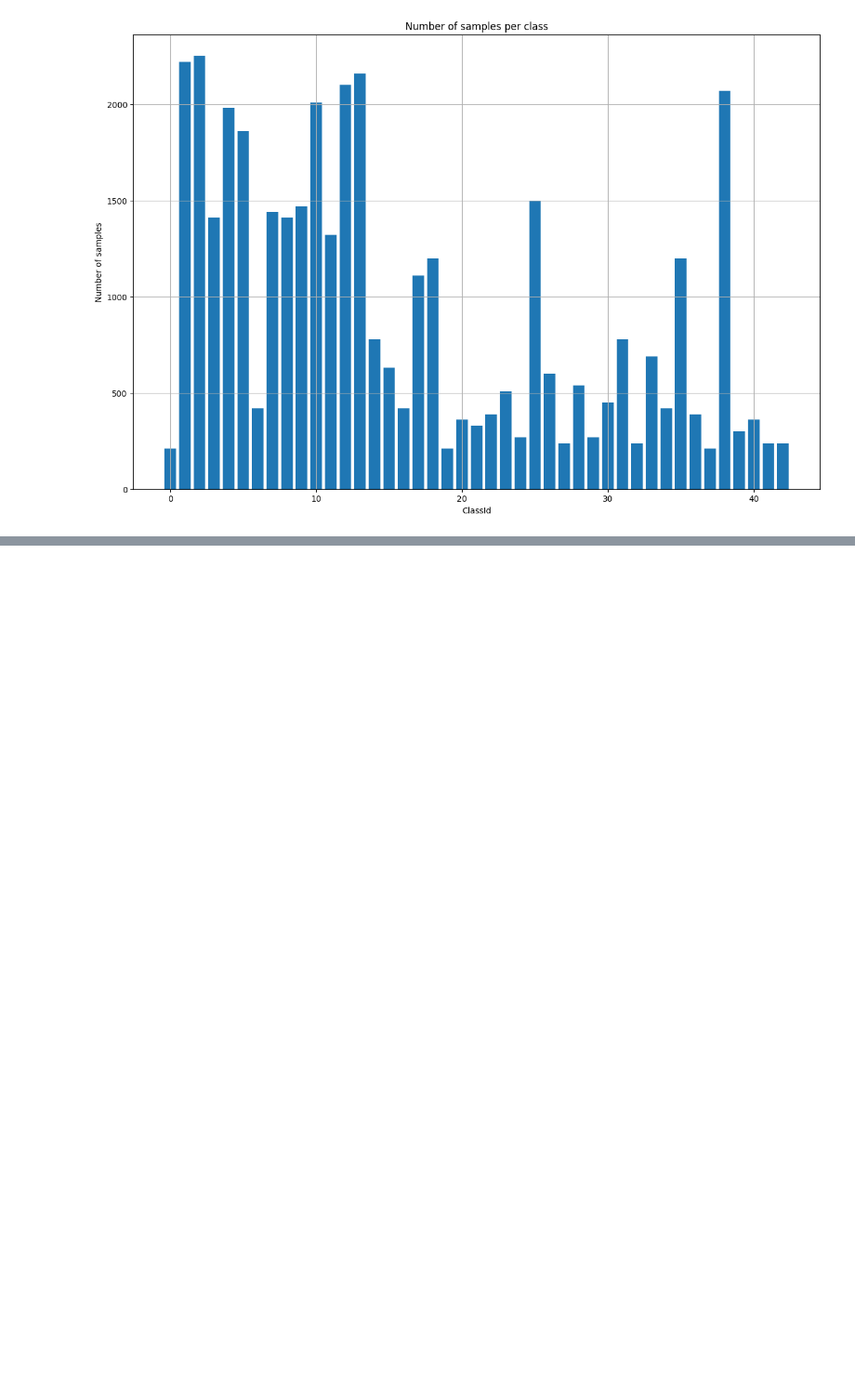
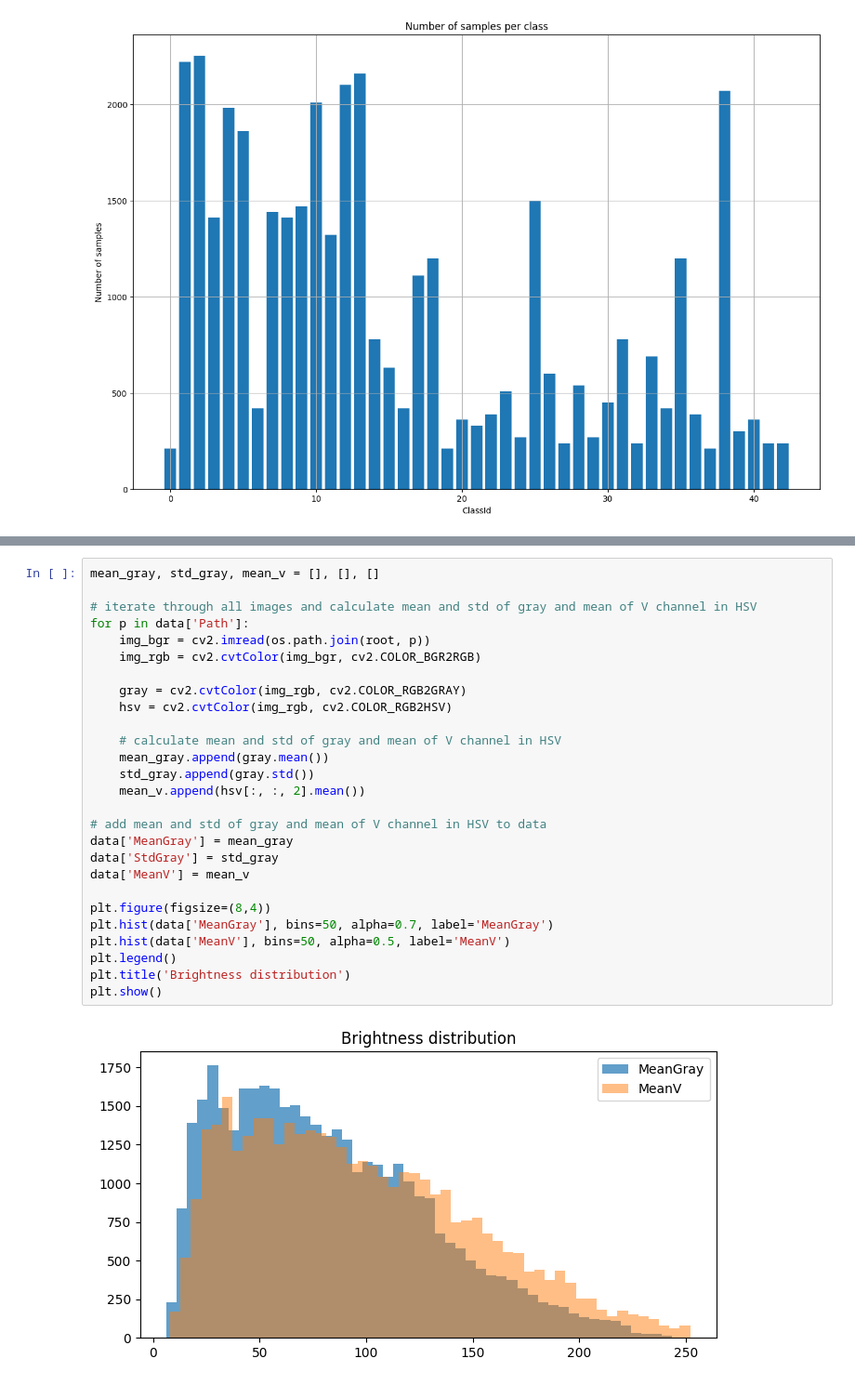
Before and after one commit to debkh/python-cv-ml-homeworks, a Jupyter notebook: notebooks/lesson_13/homework.ipynb, the cells around one changed output, grey strips where cells are left out. Shown at 93% size. Drawn from its saved outputs; the diff is of its cells as text; blank space fills up the shorter version.

```diff
--- a/notebooks/lesson_13/homework.ipynb
+++ b/notebooks/lesson_13/homework.ipynb
@@ -53,0 +90,29 @@ Number of classes: 43
+# %%
+mean_gray, std_gray, mean_v = [], [], []
+
+# iterate through all images and calculate mean and std of gray and mean of V channel in HSV
+for p in data['Path']:
+    img_bgr = cv2.imread(os.path.join(root, p))
+    img_rgb = cv2.cvtColor(img_bgr, cv2.COLOR_BGR2RGB)
+
+    gray = cv2.cvtColor(img_rgb, cv2.COLOR_RGB2GRAY)
+    hsv = cv2.cvtColor(img_rgb, cv2.COLOR_RGB2HSV)
+
+    # calculate mean and std of gray and mean of V channel in HSV
+    mean_gray.append(gray.mean())
+    std_gray.append(gray.std())
+    mean_v.append(hsv[:, :, 2].mean())
+
+# add mean and std of gray and mean of V channel in HSV to data
+data['MeanGray'] = mean_gray
+data['StdGray'] = std_gray
+data['MeanV'] = mean_v
+
+plt.figure(figsize=(8,4))
+plt.hist(data['MeanGray'], bins=50, alpha=0.7, label='MeanGray')
+plt.hist(data['MeanV'], bins=50, alpha=0.5, label='MeanV')
+plt.legend()
+plt.title('Brightness distribution')
+plt.show()
+# %% [output]
+[figure, added]
```
Also changed, not shown: parts of 3 cells of this notebook.
